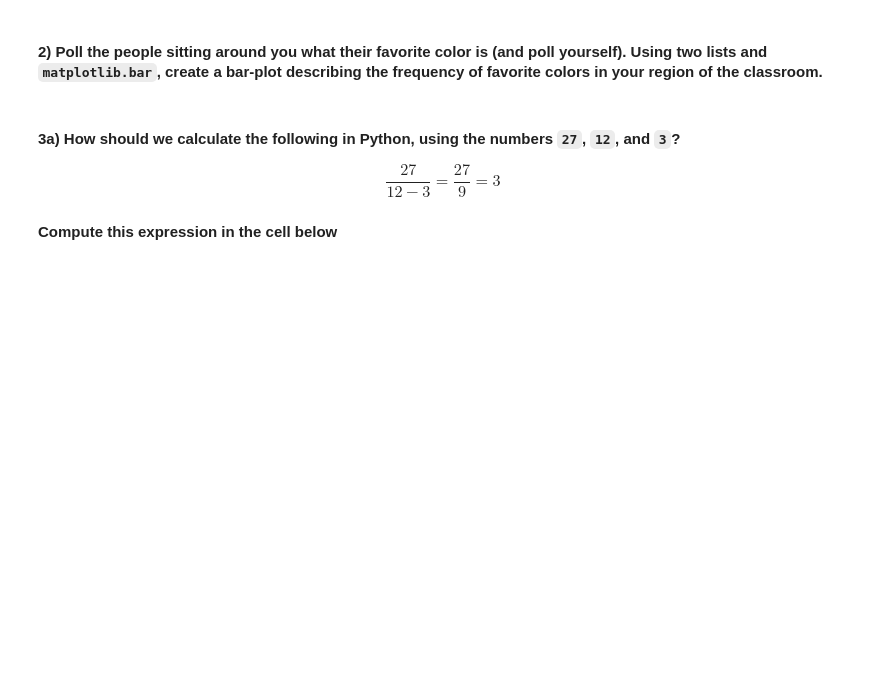
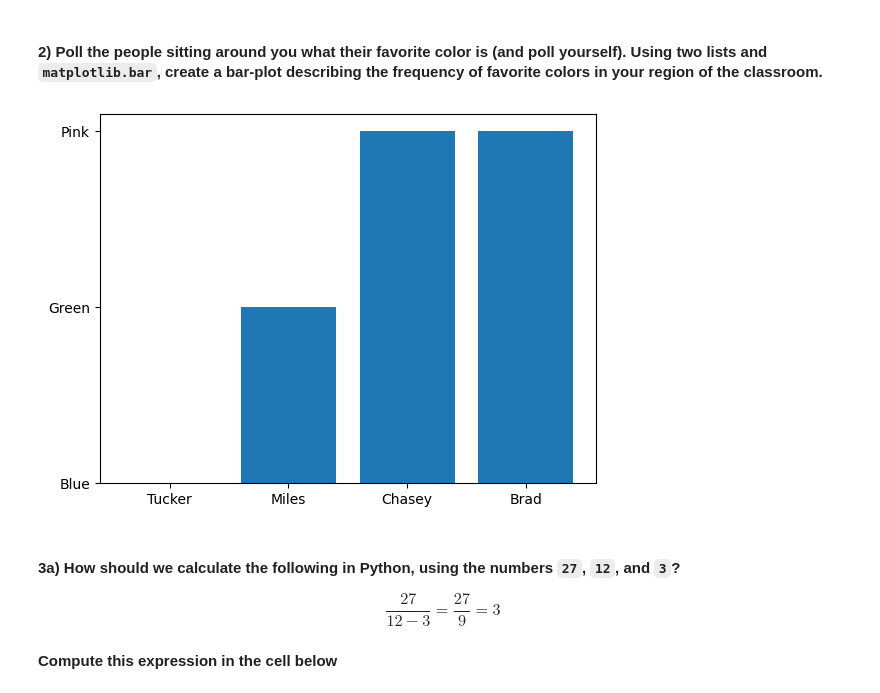
Before and after one commit to tuckersampson/datasci151spring2026, a Jupyter notebook: lecture_06/lecture_06.ipynb, the cells around one changed output. Saved outputs shown, nothing was run; the diff lists cells and outputs as text; code cells hidden in the pictures; blank space fills up the shorter version.

```diff
--- a/lecture_06/lecture_06.ipynb
+++ b/lecture_06/lecture_06.ipynb
@@ -400,6 +407,15 @@ songs_2022_2025 = ["Leave the Door Open (Silk Sonic)", "Just Like That (Bonnie R
 #### **2)** Poll the people sitting around you what their favorite color is (and poll yourself). Using two lists and `matplotlib.bar`, create a bar-plot describing the frequency of favorite colors in your region of the classroom.
 # %%
 # your code here
+import matplotlib.pyplot as plt
+
+list1 = ['Tucker', 'Miles', 'Chasey', 'Brad']
+colors = ['Blue', 'Green', 'Pink', 'Pink']
+
+plt.bar(list1, colors)
+plt.show()
+# %% [output]
+[figure, added]
 # %% [markdown]
 #### **3a)** How should we calculate the following in Python, using the numbers `27`, `12`, and `3`?
 
```
Also changed, not shown: parts of 4 cells of this notebook, 1 other file.
